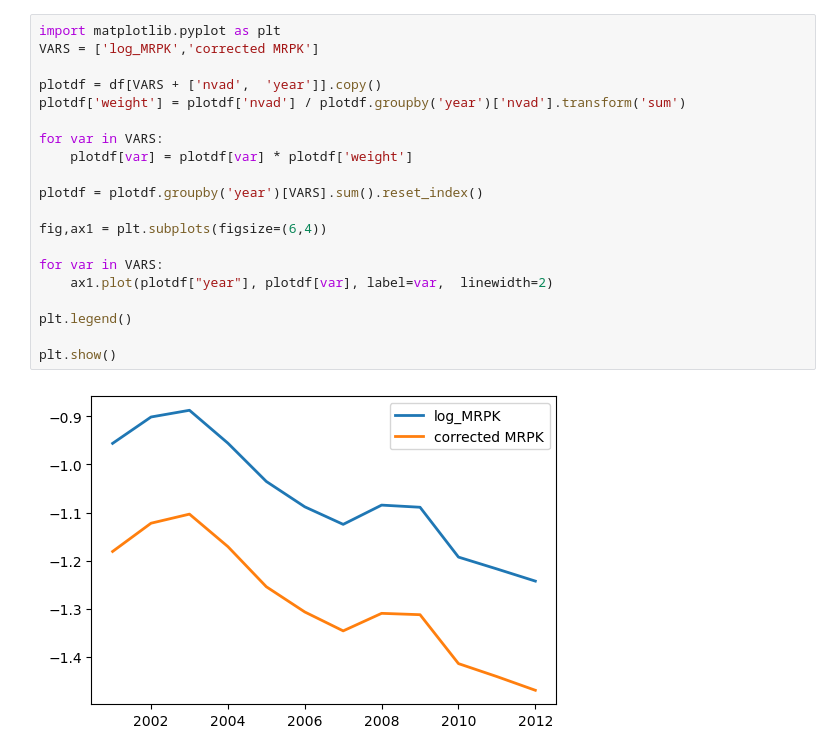
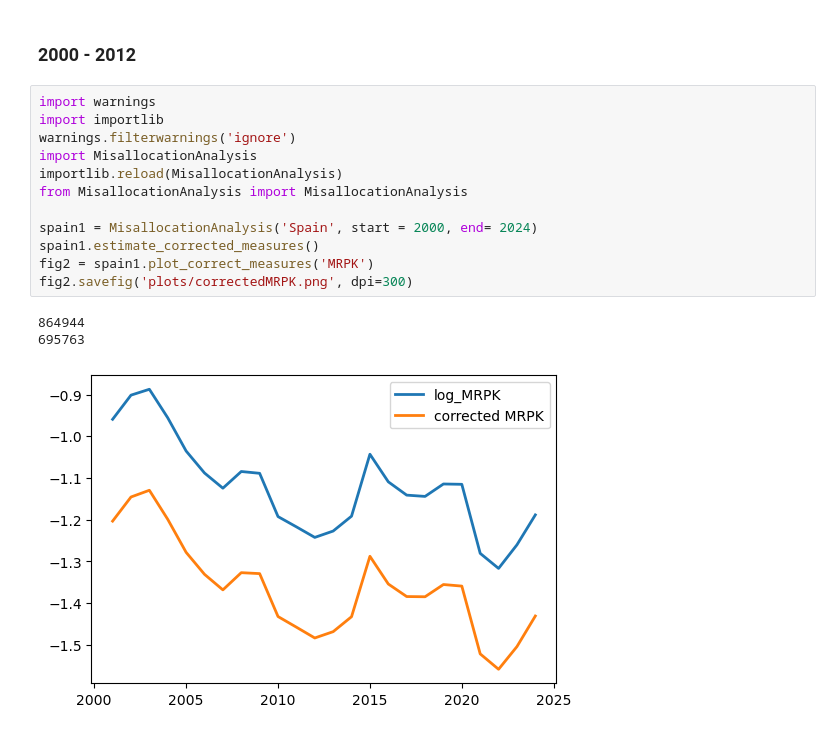
Before and after one commit to CurdinLieberherr/Master-Thesis, a Jupyter notebook: mismeasurement.ipynb, the cells around one changed output. Saved outputs shown, nothing was run; the diff lists cells and outputs as text.

Commit message:
Added correction

```diff
--- a/mismeasurement.ipynb
+++ b/mismeasurement.ipynb
@@ -231,22 +10,18 @@ df['corrected MRPL'] = df['log_MRPL'] + df['lnbeta'] + df['epsilon']
-# %%
-import matplotlib.pyplot as plt
-VARS = ['log_MRPK','corrected MRPK']
-
-plotdf = df[VARS + ['nvad',  'year']].copy()
-plotdf['weight'] = plotdf['nvad'] / plotdf.groupby('year')['nvad'].transform('sum')
-
-for var in VARS:
-    plotdf[var] = plotdf[var] * plotdf['weight']
-
-plotdf = plotdf.groupby('year')[VARS].sum().reset_index()
-
-fig,ax1 = plt.subplots(figsize=(6,4))
-
-for var in VARS:
-    ax1.plot(plotdf["year"], plotdf[var], label=var,  linewidth=2)
-
-plt.legend()
-
-plt.show()
-# %% [output]
-[figure, removed]
+# %% [markdown]
+### 2000 - 2012
+# %%
+import warnings
+import importlib
+warnings.filterwarnings('ignore')
+import MisallocationAnalysis
+importlib.reload(MisallocationAnalysis)
+from MisallocationAnalysis import MisallocationAnalysis
+
+spain1 = MisallocationAnalysis('Spain', start = 2000, end= 2024)
+spain1.estimate_corrected_measures()
+fig2 = spain1.plot_correct_measures('MRPK')
+fig2.savefig('plots/correctedMRPK.png', dpi=300)
+# %% [output]
+864944
+695763
+[figure, added]
```
Also changed, not shown: parts of 14 cells of this notebook, 4 other files.
